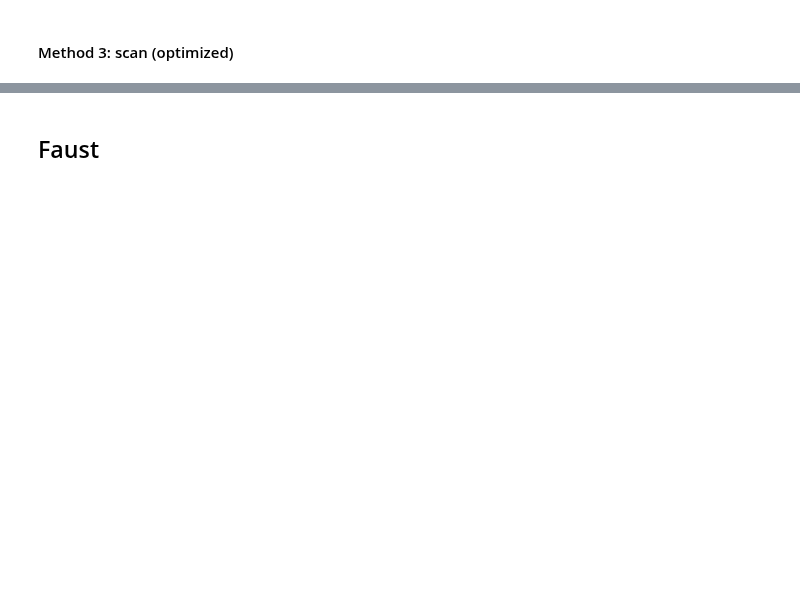
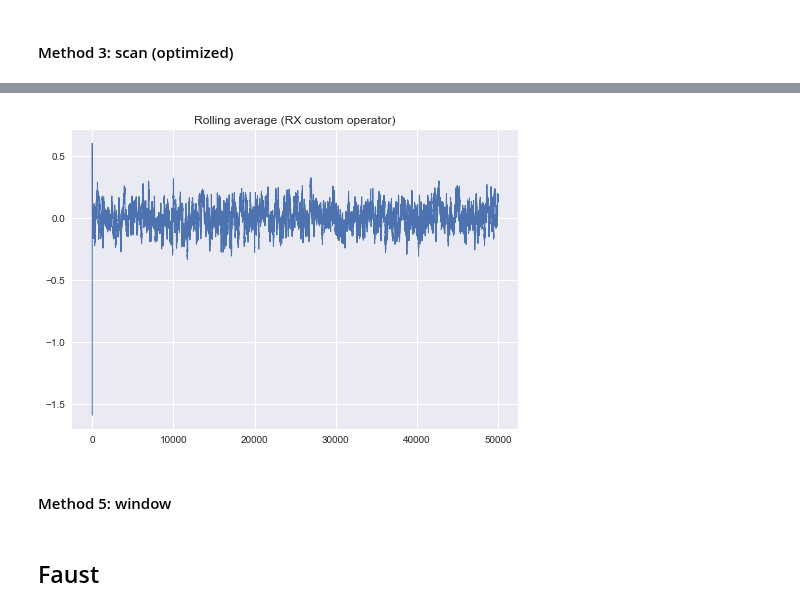
Before and after one commit to mysterious-ben/ds-examples, a Jupyter notebook: events/performance_numpy_vs_event_based.ipynb, the cells around one changed output, grey strips where cells are left out. Saved outputs shown, nothing was run; the diff lists cells and outputs as text; code cells hidden in the pictures; blank space fills up the shorter version.

```diff
--- a/events/performance_numpy_vs_event_based.ipynb
+++ b/events/performance_numpy_vs_event_based.ipynb
@@ -121,0 +124,38 @@ _=_
+# %%
+def custom_moving_avg(window: int = None):
+    def _foo(source):
+        tail = []
+        avg = np.nan
+        def subscribe(observer, scheduler = None):
+            def on_next(value):
+                nonlocal tail
+                nonlocal avg
+                tail.append(value)
+                n = len(tail)
+                assert n <= window + 1
+                if n == 1:
+                    avg = tail[-1]
+                elif n <= avg_window:
+                    avg = (avg * (n-1) + value) / n
+                else:
+                    first = tail.pop(0)
+                    n = avg_window
+                    avg = avg + (value - first) / n
+                observer.on_next(avg)
+
+            return source.subscribe(
+                on_next,
+                observer.on_error,
+                observer.on_completed,
+                scheduler)
+        return rx.create(subscribe)
+    return _foo
+# %%
+%%time
+metric = []
+source.pipe(
+   custom_moving_avg(window=avg_window),
+).subscribe(
+    on_next = lambda i: metric.append(i)
+)
+print(len(metric), metric[:5])
@@ -121,0 +166,8 @@ _=_
+# %%
+plt.plot(metric, lw=1)
+plt.title('Rolling average (RX custom operator)')
+_=_
+# %% [output]
+[figure, added]
+# %% [markdown]
+#### Method 5: window
```
Also changed, not shown: parts of 13 cells of this notebook.
